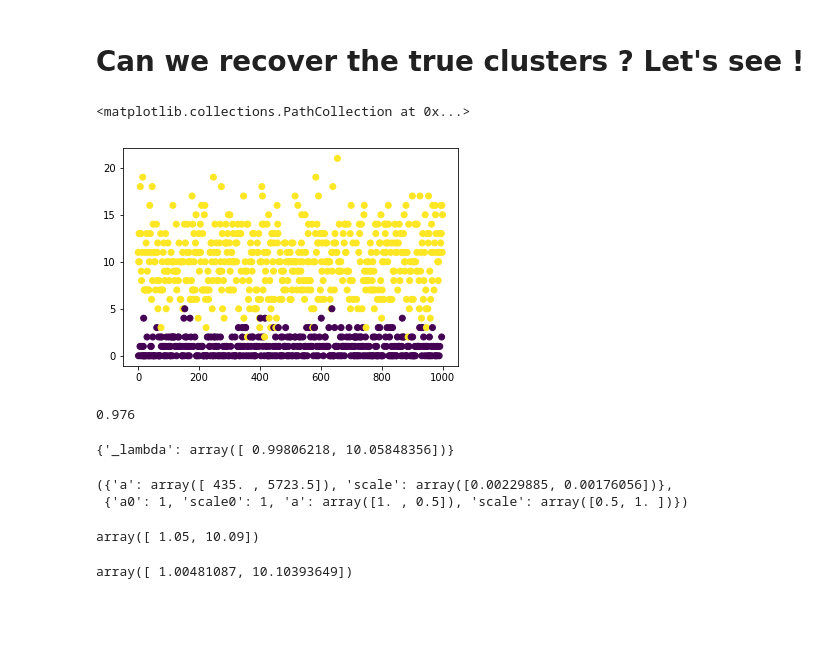
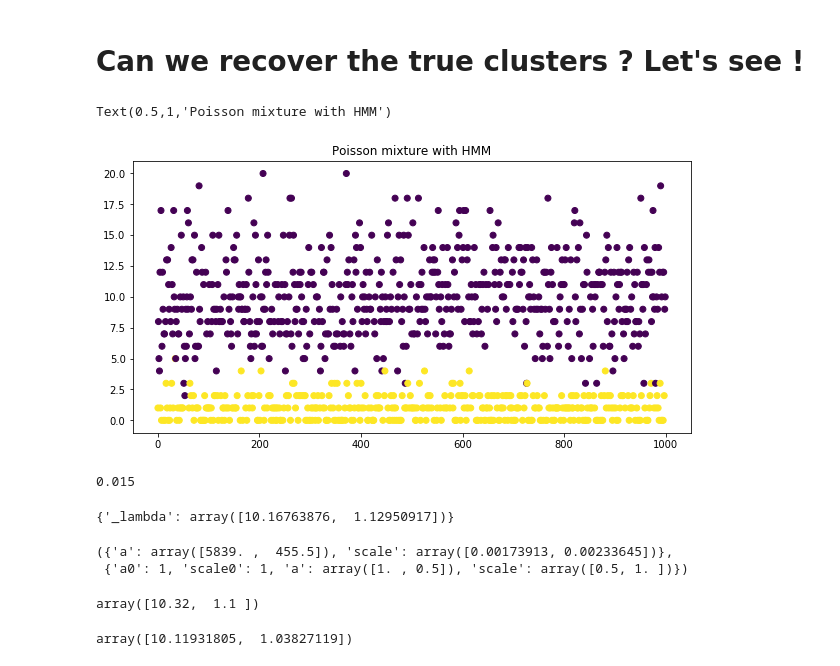
Before and after one commit to neroksi/stat_bay, a Jupyter notebook: examples/pHMM.ipynb, the cells around one changed output. Drawn from its saved outputs; the diff is of its cells as text; code cells hidden in the pictures; blank space fills up the shorter version.

```diff
--- a/examples/pHMM.ipynb
+++ b/examples/pHMM.ipynb
@@ -60,4 +59,5 @@ P = np.array([[0.5,0.5],[0.5,0.5]]) # Initial P, any !
 # %%
 phmm = HMM(tDictDist, sDist, pDist, Y=Y, S = S, Theta = Theta, P = P )
 # %%
-phmm.run(200) # Start the gibbs sampler n-times
+np.random.seed(111)
+phmm.run(3000) # Start the gibbs sampler n-times
@@ -64,30 +81,32 @@ phmm.run(200) # Start the gibbs sampler n-times
 # %% [markdown]
 # Can we recover the true clusters ? Let's see !
 # %%
+plt.figure(figsize = (10, 5))
 plt.scatter(np.arange(len(Y)), Y, c= phmm.S)
+plt.title("Poisson mixture with HMM")
 # %% [output]
-<matplotlib.collections.PathCollection at 0x...>
+Text(0.5,1,'Poisson mixture with HMM')
-[figure, old version]
+[figure, new version]
 # %%
 (phmm.S == SS0).mean() # Precision or Error rate
 # %% [output]
-0.976
+0.015
 # %%
 phmm.Theta
 # %% [output]
-{'_lambda': array([ 0.99806218, 10.05848356])}
+{'_lambda': array([10.16763876,  1.12950917])}
 # %%
 _lambda = phmm.tDictDist["_lambda"]
 _lambda.params, _lambda.default
 # %% [output]
-({'a': array([ 435. , 5723.5]), 'scale': array([0.00229885, 0.00176056])},
+({'a': array([5839. ,  455.5]), 'scale': array([0.00173913, 0.00233645])},
  {'a0': 1, 'scale0': 1, 'a': array([1. , 0.5]), 'scale': array([0.5, 1. ])})
 # %%
 _lambda.rvs().round(2) # Our estimates are quite good !!!
 # %% [output]
-array([ 1.05, 10.09])
+array([10.32,  1.1 ])
 # %%
-np.array([history["_lambda"] for history in phmm.H["Theta"][-50::]]).mean(0) # Mean predicted value for _lambda
+np.array([history["_lambda"] for history in phmm.H["Theta"][-500::]]).mean(0) # Mean predicted value for _lambda
 # %% [output]
-array([ 1.00481087, 10.10393649])
+array([10.11931805,  1.03827119])
 # %%
```
Also changed, not shown: parts of 10 cells of this notebook, 6 other files.
